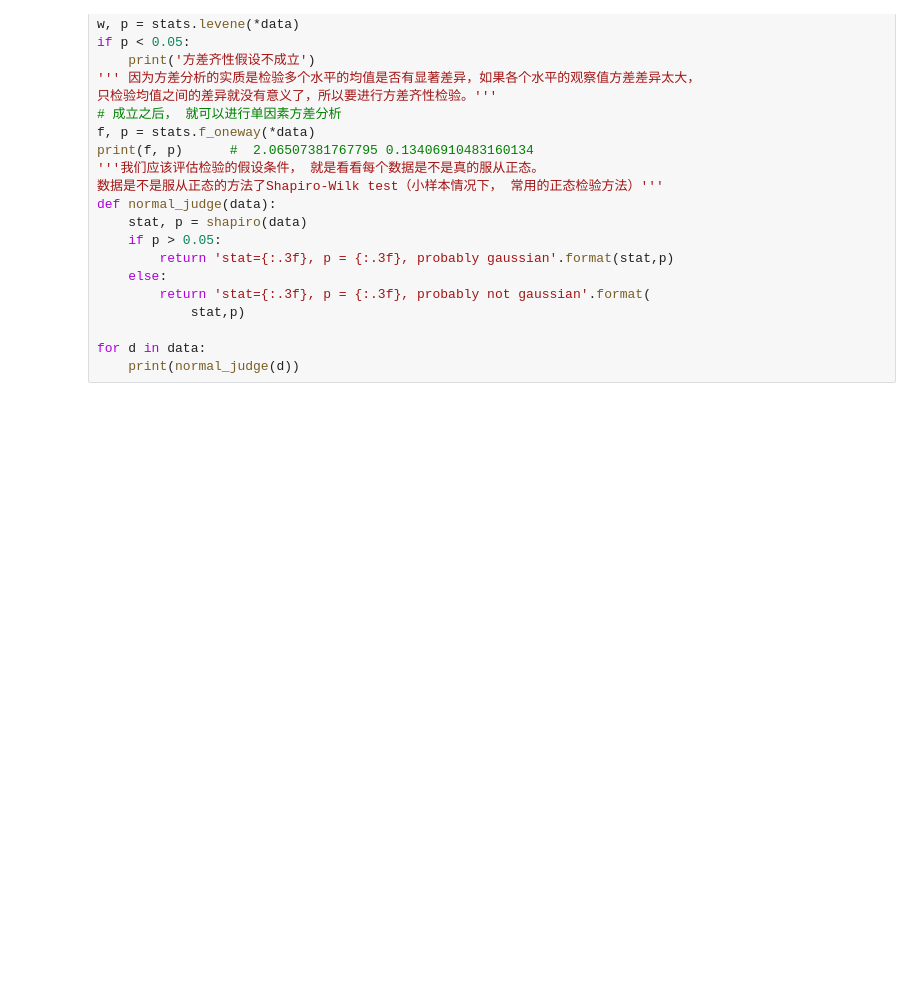
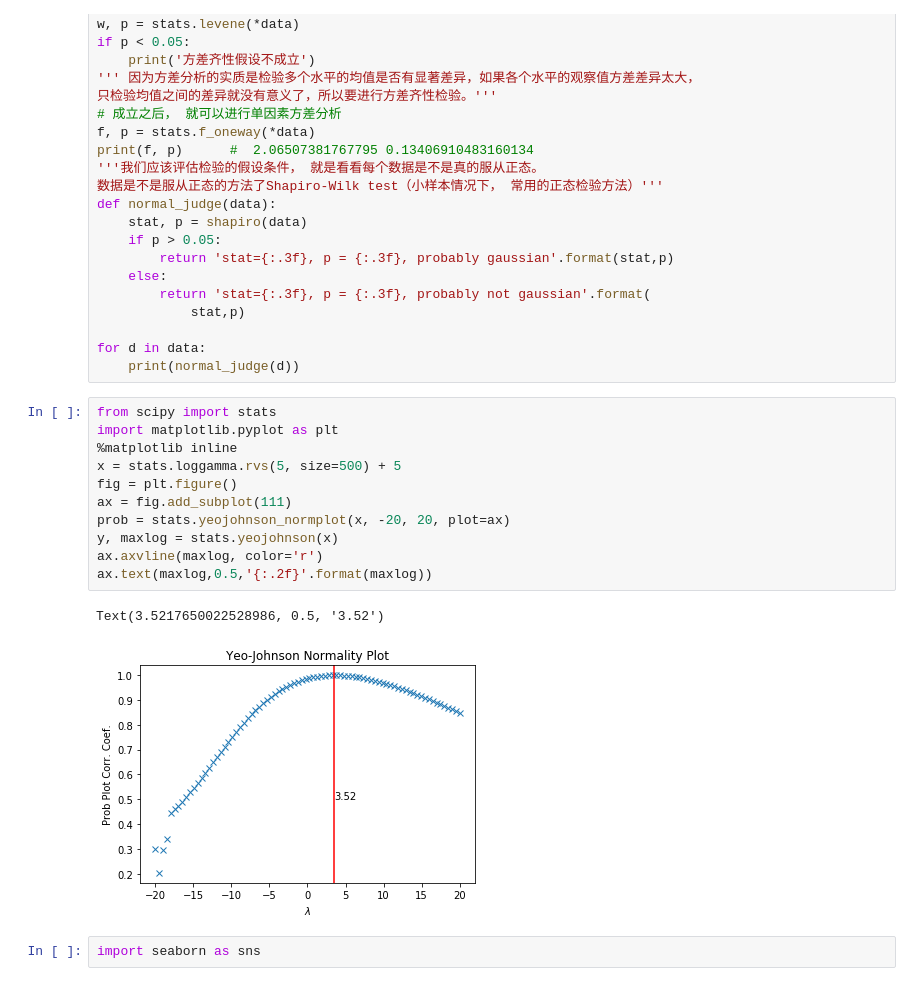
Before and after one commit to johngolt/golt, a Jupyter notebook: PycharmProjects/学习模块/scipy/Untitled.ipynb, the cells around one changed output. Saved outputs shown, nothing was run; the diff lists cells and outputs as text; blank space fills up the shorter version.

```diff
--- a/PycharmProjects/学习模块/scipy/Untitled.ipynb
+++ b/PycharmProjects/学习模块/scipy/Untitled.ipynb
@@ -58,3 +58,19 @@ def normal_judge(data):
 
 for d in data:
     print(normal_judge(d))
+# %%
+from scipy import stats
+import matplotlib.pyplot as plt
+%matplotlib inline
+x = stats.loggamma.rvs(5, size=500) + 5
+fig = plt.figure()
+ax = fig.add_subplot(111)
+prob = stats.yeojohnson_normplot(x, -20, 20, plot=ax)
+y, maxlog = stats.yeojohnson(x)
+ax.axvline(maxlog, color='r')
+ax.text(maxlog,0.5,'{:.2f}'.format(maxlog))
+# %% [output]
+Text(3.5217650022528986, 0.5, '3.52')
+[figure, added]
+# %%
+import seaborn as sns
```
Also changed, not shown: parts of 6 cells of this notebook, 11 other files.
